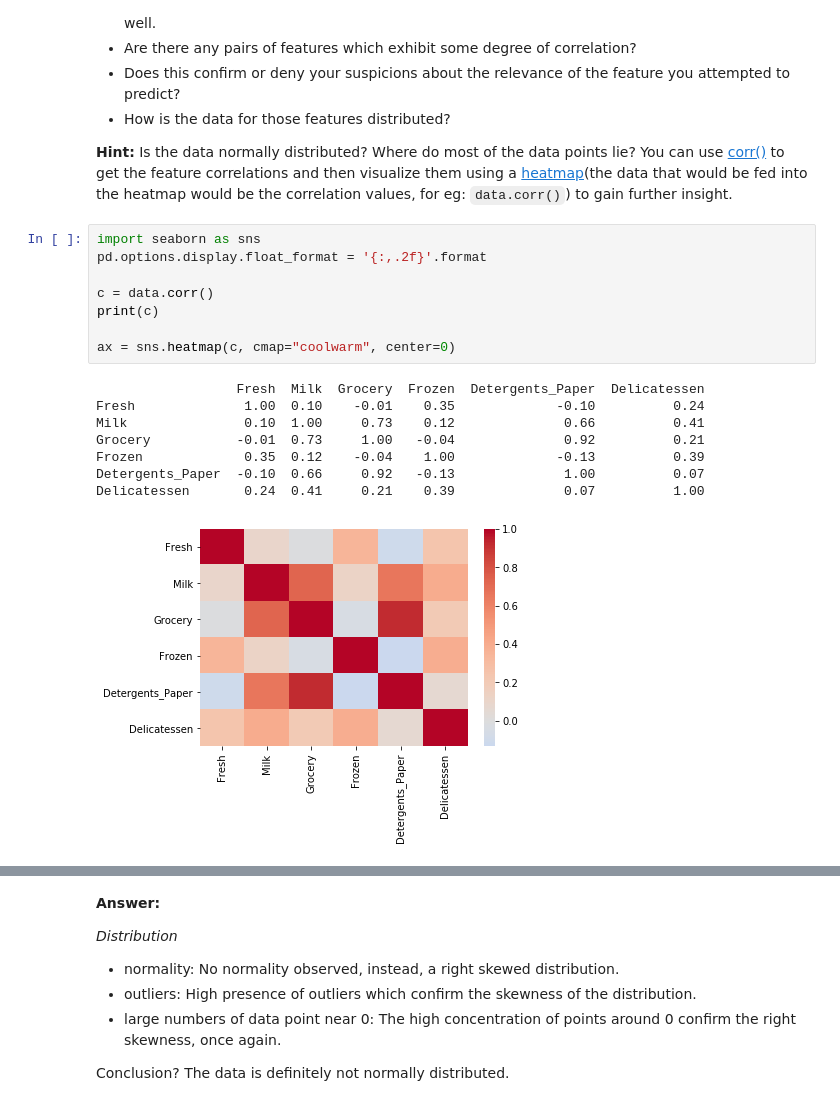
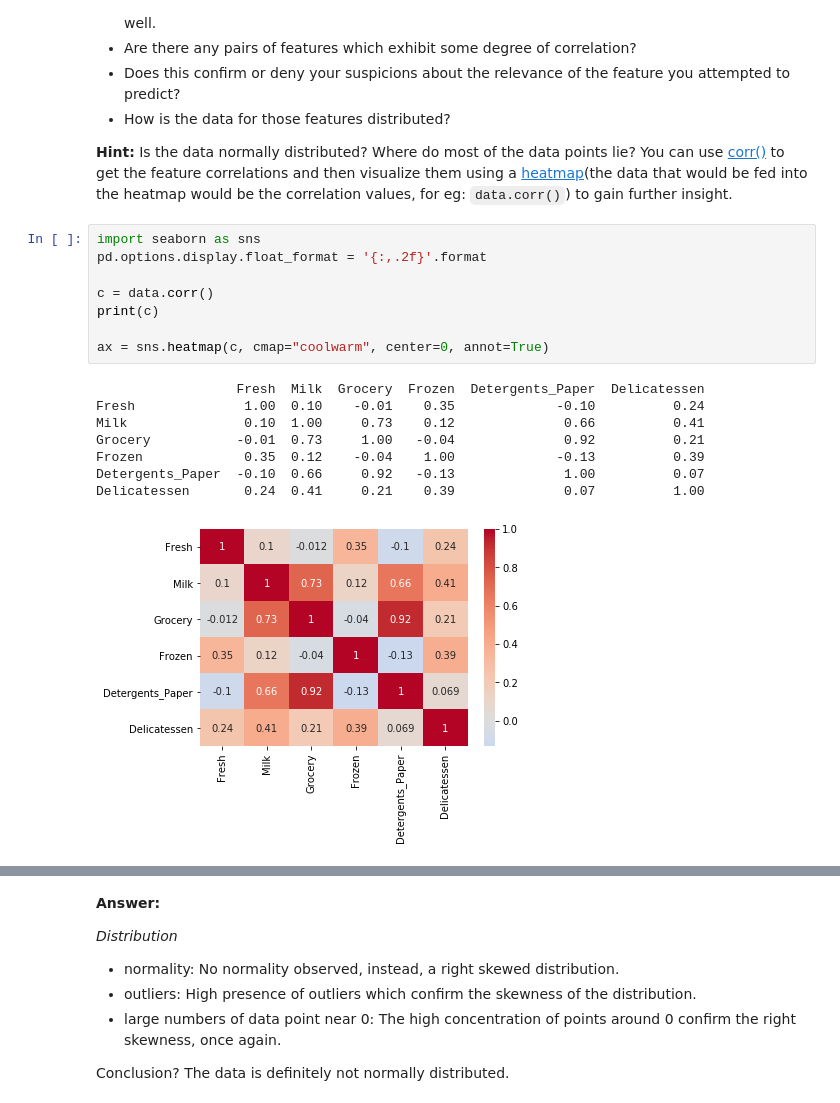
Before and after one commit to loureiro85/2019_udacity_MachineLearningEngineer, a Jupyter notebook: customer_segments/customer_segments.ipynb, the cells around one changed output, grey strips where cells are left out. Drawn from its saved outputs; the diff is of its cells as text.

```diff
--- a/customer_segments/customer_segments.ipynb
+++ b/customer_segments/customer_segments.ipynb
@@ -238,17 +251,17 @@ pd.scatter_matrix(data, alpha = 0.3, figsize = (28,15), diagonal = 'kde');
 # %%
 import seaborn as sns
 pd.options.display.float_format = '{:,.2f}'.format
 
 c = data.corr()
 print(c)
 
-ax = sns.heatmap(c, cmap="coolwarm", center=0)
+ax = sns.heatmap(c, cmap="coolwarm", center=0, annot=True)
 # %% [output]
                   Fresh  Milk  Grocery  Frozen  Detergents_Paper  Delicatessen
 Fresh              1.00  0.10    -0.01    0.35             -0.10          0.24
 Milk               0.10  1.00     0.73    0.12              0.66          0.41
 Grocery           -0.01  0.73     1.00   -0.04              0.92          0.21
 Frozen             0.35  0.12    -0.04    1.00             -0.13          0.39
 Detergents_Paper  -0.10  0.66     0.92   -0.13              1.00          0.07
 Delicatessen       0.24  0.41     0.21    0.39              0.07          1.00
-[figure, old version]
+[figure, new version]
```
Also changed, not shown: parts of 12 cells of this notebook, 1 other file.
